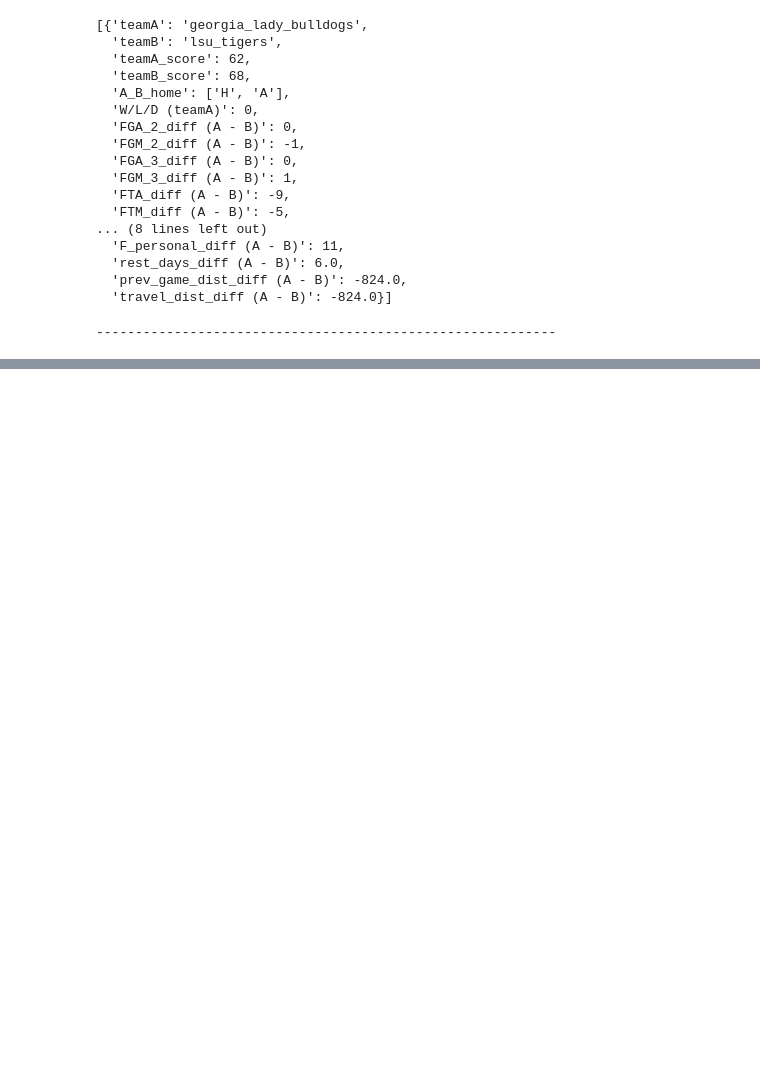
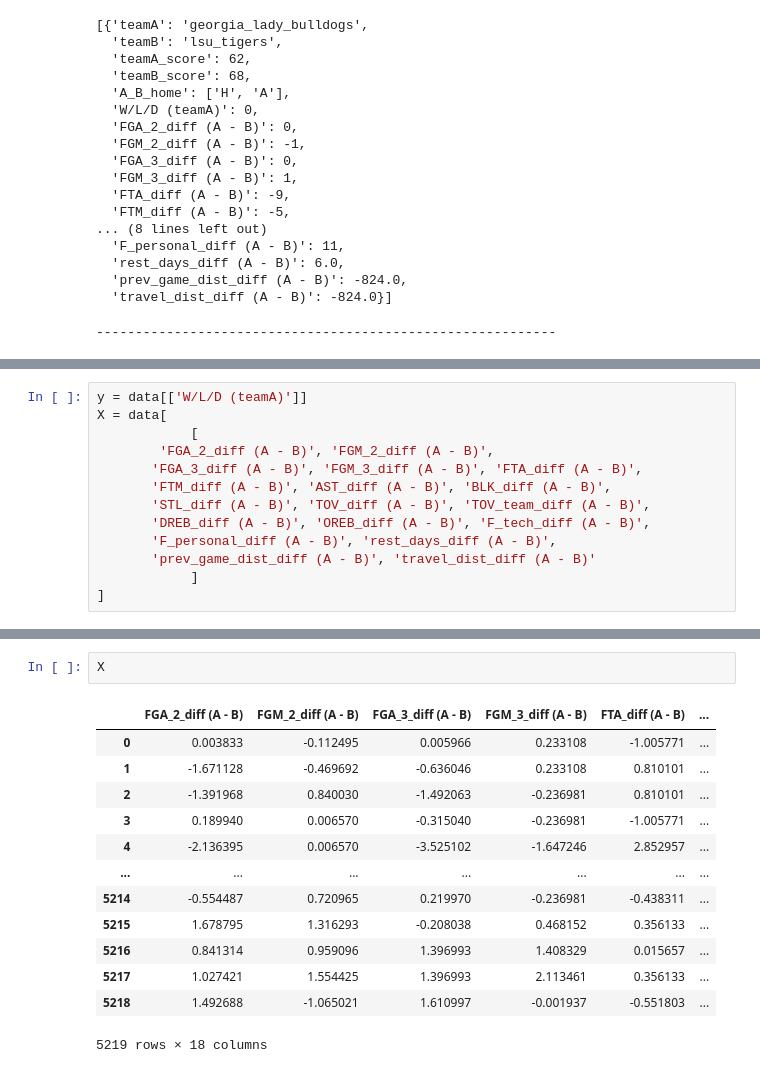
Before and after one commit to KangaOnGit/Wharton-Data-Science-Competition, a Jupyter notebook: DS Comp.ipynb, the cells around one changed output, grey strips where cells are left out. Cells and saved outputs as stored; diff of their text form; blank space fills up the shorter version.

```diff
--- a/DS Comp.ipynb
+++ b/DS Comp.ipynb
@@ -291,0 +345,13 @@ data
+# %%
+y = data[['W/L/D (teamA)']]
+X = data[
+            [
+        'FGA_2_diff (A - B)', 'FGM_2_diff (A - B)',
+       'FGA_3_diff (A - B)', 'FGM_3_diff (A - B)', 'FTA_diff (A - B)',
+       'FTM_diff (A - B)', 'AST_diff (A - B)', 'BLK_diff (A - B)',
+       'STL_diff (A - B)', 'TOV_diff (A - B)', 'TOV_team_diff (A - B)',
+       'DREB_diff (A - B)', 'OREB_diff (A - B)', 'F_tech_diff (A - B)',
+       'F_personal_diff (A - B)', 'rest_days_diff (A - B)',
+       'prev_game_dist_diff (A - B)', 'travel_dist_diff (A - B)'
+            ]
+]
@@ -291,0 +374,16 @@ data
+# %%
+X
+# %% [output]
+|  | FGA_2_diff (A - B) | FGM_2_diff (A - B) | FGA_3_diff (A - B) | FGM_3_diff (A - B) | FTA_diff (A - B) | ... |
+| 0 | 0.003833 | -0.112495 | 0.005966 | 0.233108 | -1.005771 | ... |
+| 1 | -1.671128 | -0.469692 | -0.636046 | 0.233108 | 0.810101 | ... |
+| 2 | -1.391968 | 0.840030 | -1.492063 | -0.236981 | 0.810101 | ... |
+| 3 | 0.189940 | 0.006570 | -0.315040 | -0.236981 | -1.005771 | ... |
+| 4 | -2.136395 | 0.006570 | -3.525102 | -1.647246 | 2.852957 | ... |
+| ... | ... | ... | ... | ... | ... | ... |
+| 5214 | -0.554487 | 0.720965 | 0.219970 | -0.236981 | -0.438311 | ... |
+| 5215 | 1.678795 | 1.316293 | -0.208038 | 0.468152 | 0.356133 | ... |
+| 5216 | 0.841314 | 0.959096 | 1.396993 | 1.408329 | 0.015657 | ... |
+| 5217 | 1.027421 | 1.554425 | 1.396993 | 2.113461 | 0.356133 | ... |
+| 5218 | 1.492688 | -1.065021 | 1.610997 | -0.001937 | -0.551803 | ... |
+5219 rows × 18 columns
```
Also changed, not shown: parts of 7 cells of this notebook.
